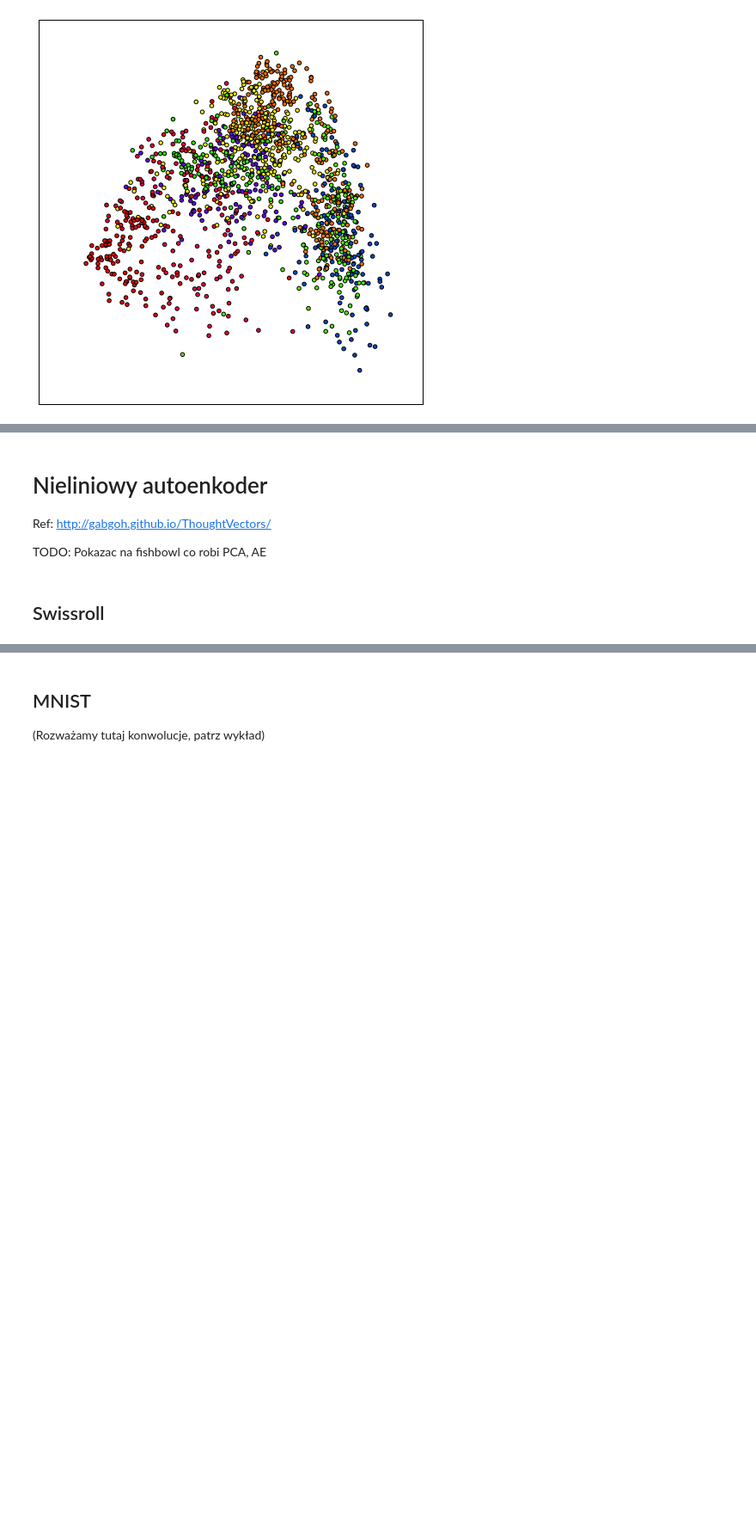
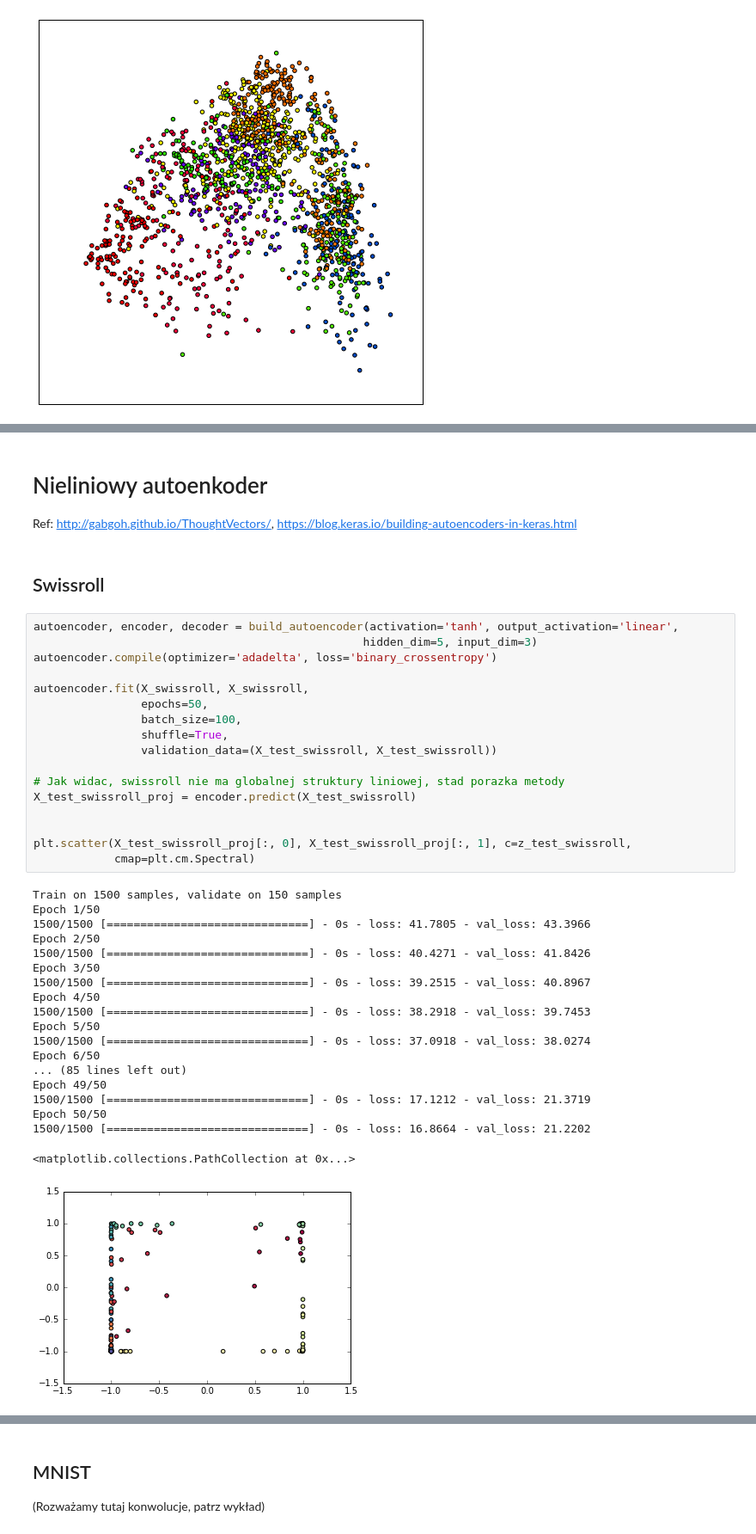
Before and after one commit to gmum/ml2017, a Jupyter notebook: L11.ipynb, the cells around one changed output, grey strips where cells are left out. Shown: that part at 86% size. Drawn from its saved outputs; the diff is of its cells as text; blank space fills up the shorter version.

```diff
--- a/L11.ipynb
+++ b/L11.ipynb
@@ -341,8 +441,43 @@ Różnice z isomap:
 # %% [markdown]
 # Nieliniowy autoenkoder
 
-Ref: http://gabgoh.github.io/ThoughtVectors/
-
-TODO: Pokazac na fishbowl co robi PCA, AE
+Ref: http://gabgoh.github.io/ThoughtVectors/, https://blog.keras.io/building-autoencoders-in-keras.html
 # %% [markdown]
 ## Swissroll
+# %%
+autoencoder, encoder, decoder = build_autoencoder(activation='tanh', output_activation='linear',
+                                                 hidden_dim=5, input_dim=3)
+autoencoder.compile(optimizer='adadelta', loss='binary_crossentropy')
+
+autoencoder.fit(X_swissroll, X_swissroll,
+                epochs=50,
+                batch_size=100,
+                shuffle=True,
+                validation_data=(X_test_swissroll, X_test_swissroll))
+
+# Jak widac, swissroll nie ma globalnej struktury liniowej, stad porazka metody
+X_test_swissroll_proj = encoder.predict(X_test_swissroll)
+
+
+plt.scatter(X_test_swissroll_proj[:, 0], X_test_swissroll_proj[:, 1], c=z_test_swissroll,
+            cmap=plt.cm.Spectral)
+# %% [output]
+Train on 1500 samples, validate on 150 samples
+Epoch 1/50
+1500/1500 [==============================] - 0s - loss: 41.7805 - val_loss: 43.3966
+Epoch 2/50
+1500/1500 [==============================] - 0s - loss: 40.4271 - val_loss: 41.8426
+Epoch 3/50
+1500/1500 [==============================] - 0s - loss: 39.2515 - val_loss: 40.8967
+Epoch 4/50
+1500/1500 [==============================] - 0s - loss: 38.2918 - val_loss: 39.7453
+Epoch 5/50
+1500/1500 [==============================] - 0s - loss: 37.0918 - val_loss: 38.0274
+Epoch 6/50
+... (85 lines left out)
+Epoch 49/50
+1500/1500 [==============================] - 0s - loss: 17.1212 - val_loss: 21.3719
+Epoch 50/50
+1500/1500 [==============================] - 0s - loss: 16.8664 - val_loss: 21.2202
+<matplotlib.collections.PathCollection at 0x...>
+[figure, added]
```
Also changed, not shown: parts of 21 cells of this notebook.
